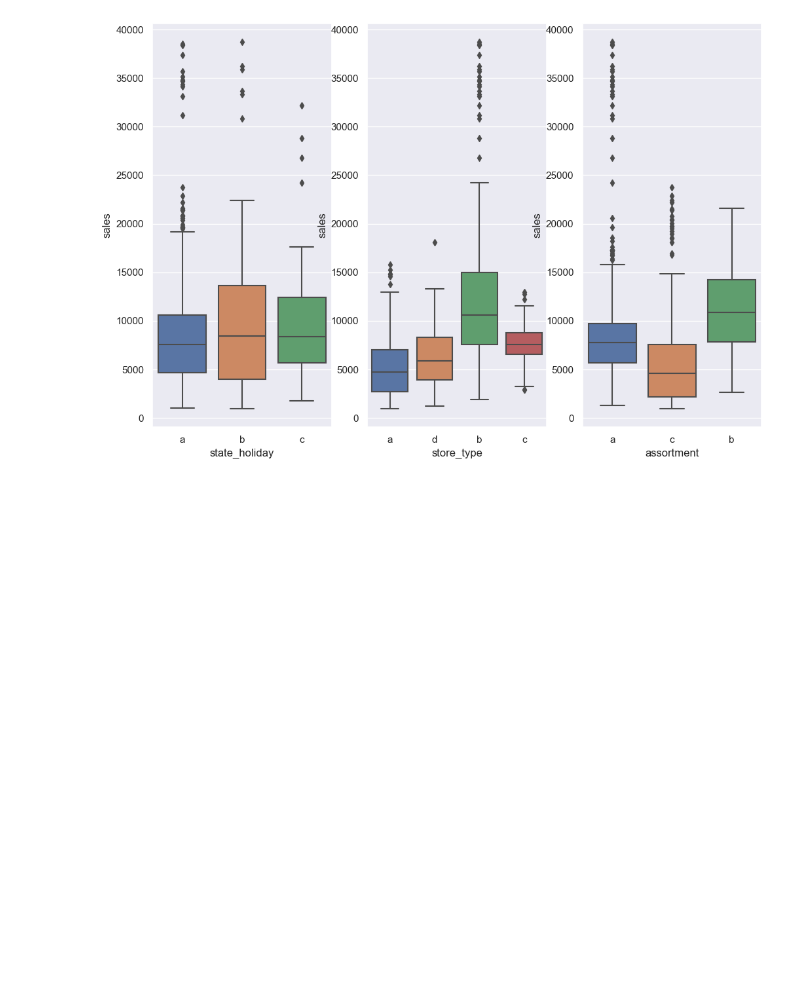
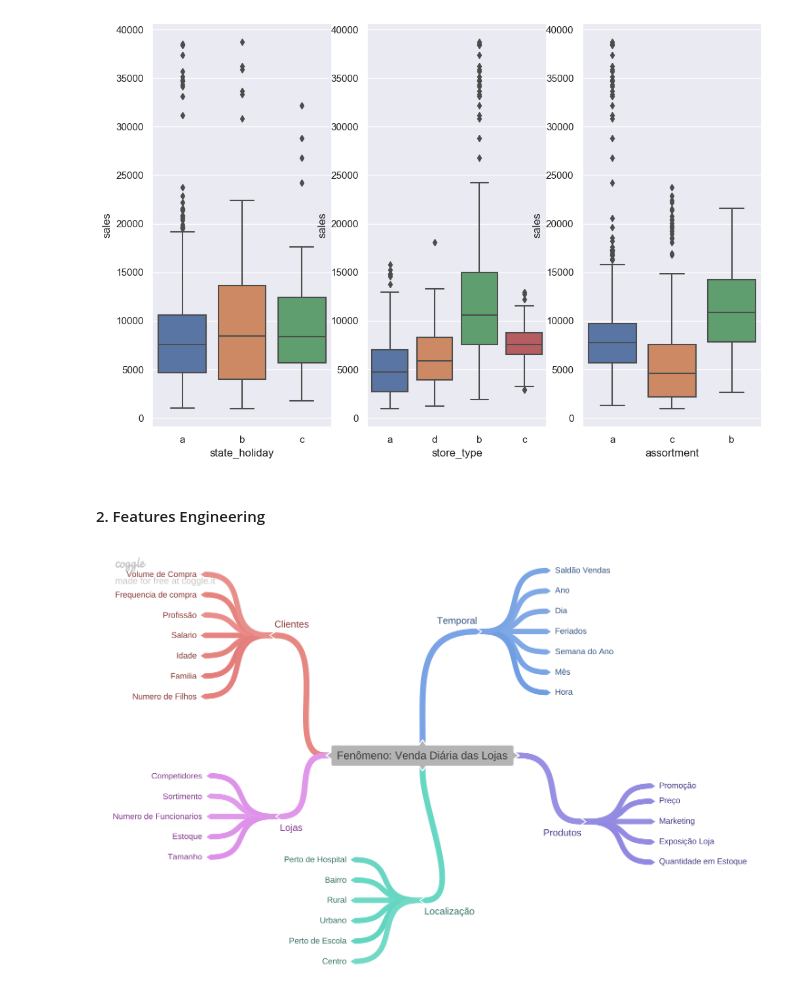
Before and after one commit to rodrigoceezar/rossmann_sales_prediction, a Jupyter notebook: store_sales_prediction.ipynb, the cells around one changed output. Cells and saved outputs as stored; diff of their text form; code cells hidden in the pictures; blank space fills up the shorter version.

Commit message:
criação da seçao: Feature Engineering

```diff
--- a/store_sales_prediction.ipynb
+++ b/store_sales_prediction.ipynb
@@ -356,3 +356,9 @@ sns.boxplot(x='assortment',y='sales',data=aux1)
 # %% [output]
 <Axes: xlabel='assortment', ylabel='sales'>
 [figure]
+# %% [markdown]
+#### 2. Features Engineering
+# %%
+Image('img\Mindmap_Hipoteses.png')
+# %% [output]
+[figure, added]
```
Also changed, not shown: 1 other file.
